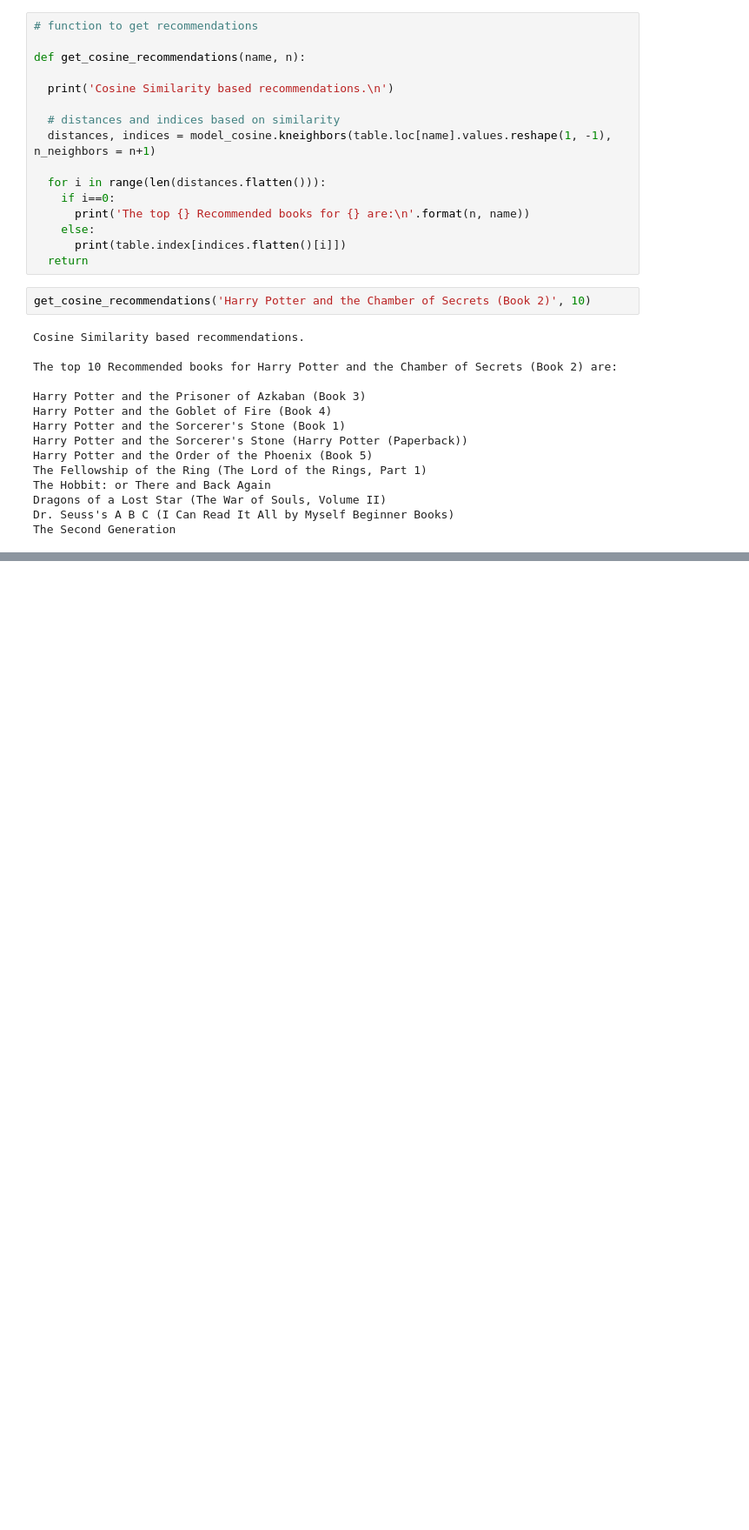
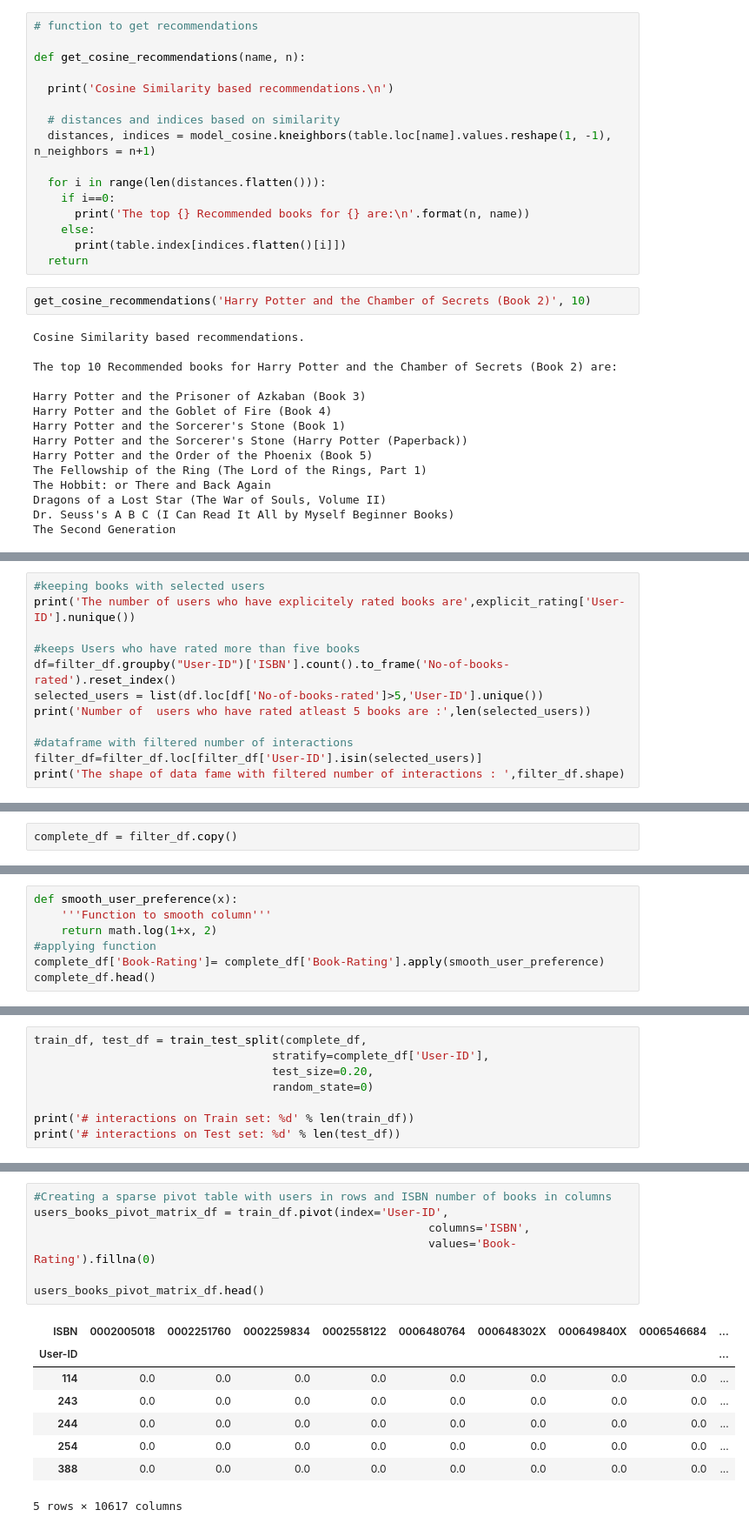
Before and after one commit to RadhikaRM/Bookrecommendersystem, a Jupyter notebook: Team_Book_Recommender_System.ipynb, the cells around one changed output, grey strips where cells are left out. Shown at 87% size. Cells and saved outputs as stored; diff of their text form; blank space fills up the shorter version.

```diff
--- a/Team_Book_Recommender_System.ipynb
+++ b/Team_Book_Recommender_System.ipynb
@@ -1305,0 +1334,12 @@ The Second Generation
+# %%
+#keeping books with selected users
+print('The number of users who have explicitely rated books are',explicit_rating['User-ID'].nunique())
+
+#keeps Users who have rated more than five books
+df=filter_df.groupby("User-ID")['ISBN'].count().to_frame('No-of-books-rated').reset_index()
+selected_users = list(df.loc[df['No-of-books-rated']>5,'User-ID'].unique())
+print('Number of  users who have rated atleast 5 books are :',len(selected_users))
+
+#dataframe with filtered number of interactions
+filter_df=filter_df.loc[filter_df['User-ID'].isin(selected_users)]
+print('The shape of data fame with filtered number of interactions : ',filter_df.shape)
@@ -1305,0 +1350,2 @@ The Second Generation
+# %%
+complete_df = filter_df.copy()
@@ -1305,0 +1364,7 @@ The Second Generation
+# %%
+def smooth_user_preference(x):
+    '''Function to smooth column'''
+    return math.log(1+x, 2)
+#applying function
+complete_df['Book-Rating']= complete_df['Book-Rating'].apply(smooth_user_preference)
+complete_df.head()
@@ -1305,0 +1378,8 @@ The Second Generation
+# %%
+train_df, test_df = train_test_split(complete_df,
+                                   stratify=complete_df['User-ID'],
+                                   test_size=0.20,
+                                   random_state=0)
+
+print('# interactions on Train set: %d' % len(train_df))
+print('# interactions on Test set: %d' % len(test_df))
@@ -1305,0 +1399,16 @@ The Second Generation
+# %%
+#Creating a sparse pivot table with users in rows and ISBN number of books in columns
+users_books_pivot_matrix_df = train_df.pivot(index='User-ID',
+                                                          columns='ISBN',
+                                                          values='Book-Rating').fillna(0)
+
+users_books_pivot_matrix_df.head()
+# %% [output]
+| ISBN | 0002005018 | 0002251760 | 0002259834 | 0002558122 | 0006480764 | 000648302X | 000649840X | 0006546684 | ... |
+| User-ID |  |  |  |  |  |  |  |  | ... |
+| 114 | 0.0 | 0.0 | 0.0 | 0.0 | 0.0 | 0.0 | 0.0 | 0.0 | ... |
+| 243 | 0.0 | 0.0 | 0.0 | 0.0 | 0.0 | 0.0 | 0.0 | 0.0 | ... |
+| 244 | 0.0 | 0.0 | 0.0 | 0.0 | 0.0 | 0.0 | 0.0 | 0.0 | ... |
+| 254 | 0.0 | 0.0 | 0.0 | 0.0 | 0.0 | 0.0 | 0.0 | 0.0 | ... |
+| 388 | 0.0 | 0.0 | 0.0 | 0.0 | 0.0 | 0.0 | 0.0 | 0.0 | ... |
+5 rows × 10617 columns
```
Also changed, not shown: parts of 24 cells of this notebook.
